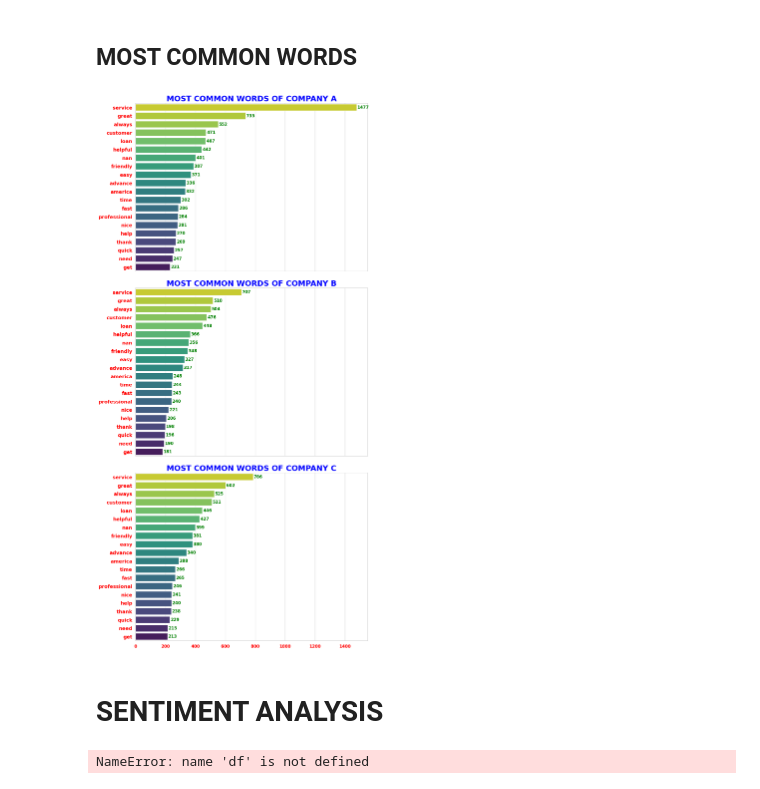
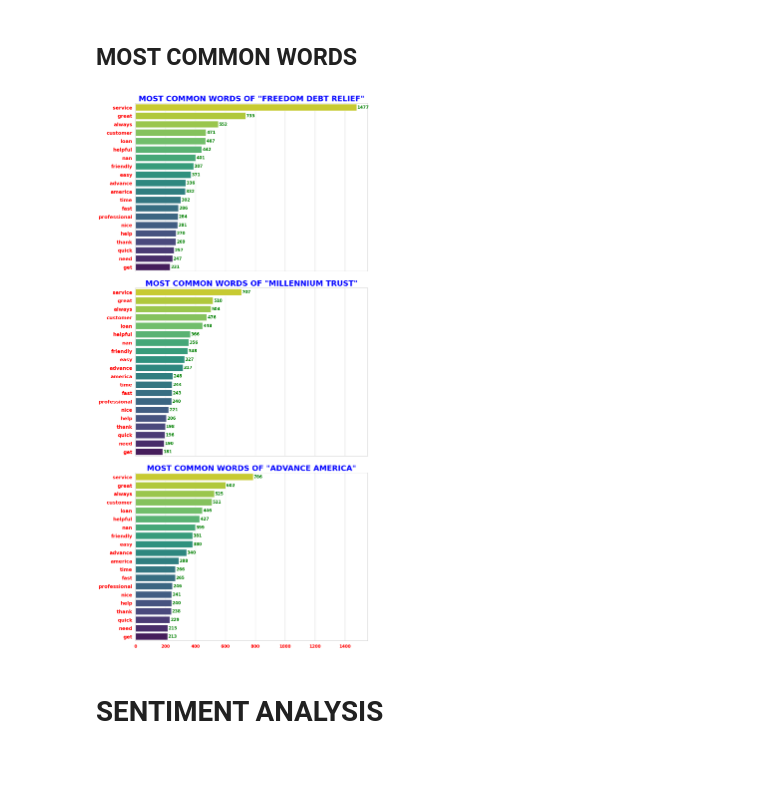
Before and after one commit to arifaygun/CustomerEye, a Jupyter notebook: Company_Reviews(Master2).ipynb, the cells around one changed output. Drawn from its saved outputs; the diff is of its cells as text; code cells hidden in the pictures.

```diff
--- a/Company_Reviews(Master2).ipynb
+++ b/Company_Reviews(Master2).ipynb
@@ -294,43 +292,39 @@ def calculate_display_and_chart_word_counts(data, title, ax, top_n=20):
     ax.set_title(f'MOST COMMON WORDS OF {title}', fontsize=22, fontweight='bold', color='blue')
 
     # Customize xticks and yticks
     ax.tick_params(axis='both', which='major', labelsize=12, color='red', width=4, length=6)
     ax.xaxis.label.set_size(12)
     ax.yaxis.label.set_size(12)
 
 # Create subplots for the three DataFrames in a single column with three rows, add more gap between subplots
 fig, axs = plt.subplots(3, 1, figsize=(12, 28), sharex=True, gridspec_kw={'hspace': 0.1})
 
 # Apply the function to your DataFrames with subplots
-calculate_display_and_chart_word_counts(df1['Cleaned_Reviews'], 'COMPANY A', axs[0])
-calculate_display_and_chart_word_counts(df2['Cleaned_Reviews'], 'COMPANY B', axs[1])
-calculate_display_and_chart_word_counts(df3['Cleaned_Reviews'], 'COMPANY C', axs[2])
+calculate_display_and_chart_word_counts(df1['Cleaned_Reviews'], '"FREEDOM DEBT RELIEF"', axs[0])
+calculate_display_and_chart_word_counts(df2['Cleaned_Reviews'], '"MILLENNIUM TRUST"', axs[1])
+calculate_display_and_chart_word_counts(df3['Cleaned_Reviews'], '"ADVANCE AMERICA"', axs[2])
 
 # Set yticks and format for all subplots to ensure consistency
 yticks = axs[2].get_yticks()
 yticklabels = axs[2].get_yticklabels()
 for ax in axs:
     ax.set_yticks(yticks)
     ax.set_yticklabels(yticklabels, fontsize=14, color='red', weight='bold')
 
 # Customize xticks for all subplots
 for ax in axs:
     ax.tick_params(axis='x', which='major', labelsize=12, color='red', width=4, length=6)
 
 # Customize xticks for the entire figure
 plt.xticks(fontsize=12, color='red', weight='bold')
 
 # Show the subplots
 plt.tight_layout()
 plt.show()
 # %% [output]
-[figure, old version]
+[figure, new version]
 # %% [markdown]
 # SENTIMENT ANALYSIS
-# %%
-df.head()
-# %% [output]
-NameError: name 'df' is not defined
 # %%
 # Function for Sentiment Analysis using TextBlob
 def analyze_sentiment_tb(processed_content):
```
Also changed, not shown: parts of 6 cells of this notebook.
